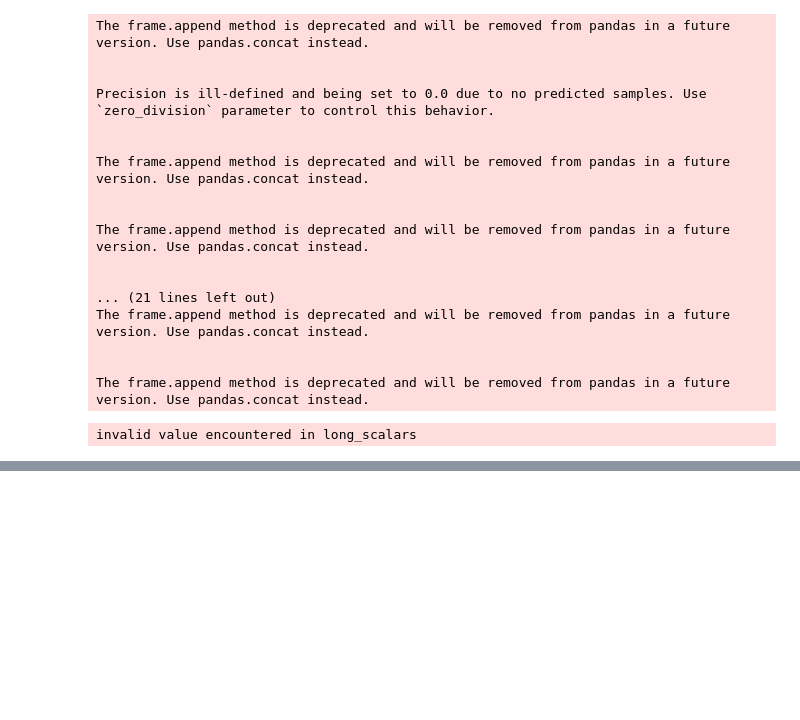
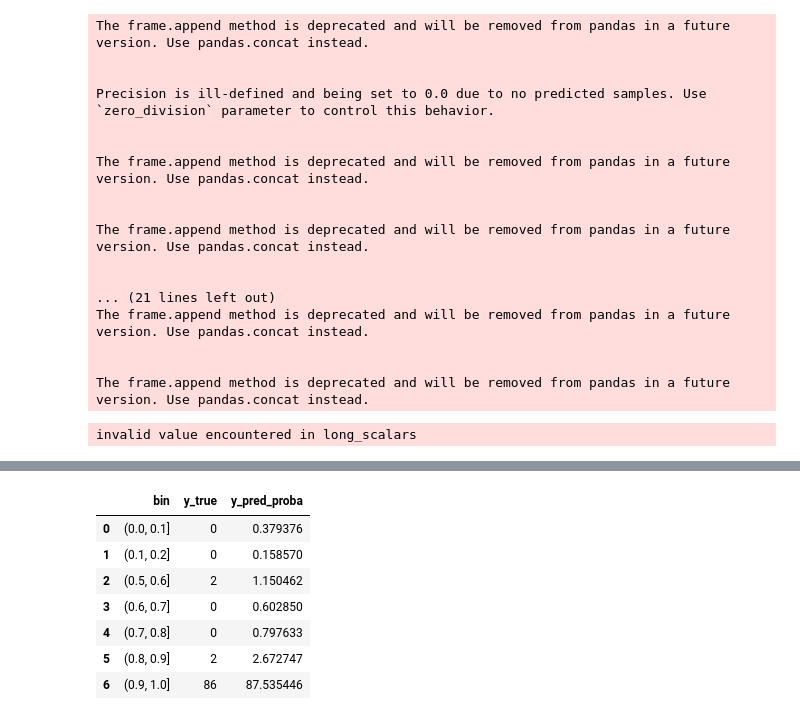
Before and after one commit to aadi350/Data-Science, a Jupyter notebook: machine-learning/feature-selection.ipynb, the cells around one changed output, grey strips where cells are left out. Saved outputs shown, nothing was run; the diff lists cells and outputs as text; code cells hidden in the pictures; blank space fills up the shorter version.

```diff
--- a/machine-learning/feature-selection.ipynb
+++ b/machine-learning/feature-selection.ipynb
@@ -1037,0 +1094,11 @@ mc = MultiCollinearityEliminator()
+# %%
+df.groupby('bin', as_index=False).sum()
+# %% [output]
+|  | bin | y_true | y_pred_proba |
+| 0 | (0.0, 0.1] | 0 | 0.379376 |
+| 1 | (0.1, 0.2] | 0 | 0.158570 |
+| 2 | (0.5, 0.6] | 2 | 1.150462 |
+| 3 | (0.6, 0.7] | 0 | 0.602850 |
+| 4 | (0.7, 0.8] | 0 | 0.797633 |
+| 5 | (0.8, 0.9] | 2 | 2.672747 |
+| 6 | (0.9, 1.0] | 86 | 87.535446 |
```
Also changed, not shown: parts of 8 cells of this notebook, 11 other files.
